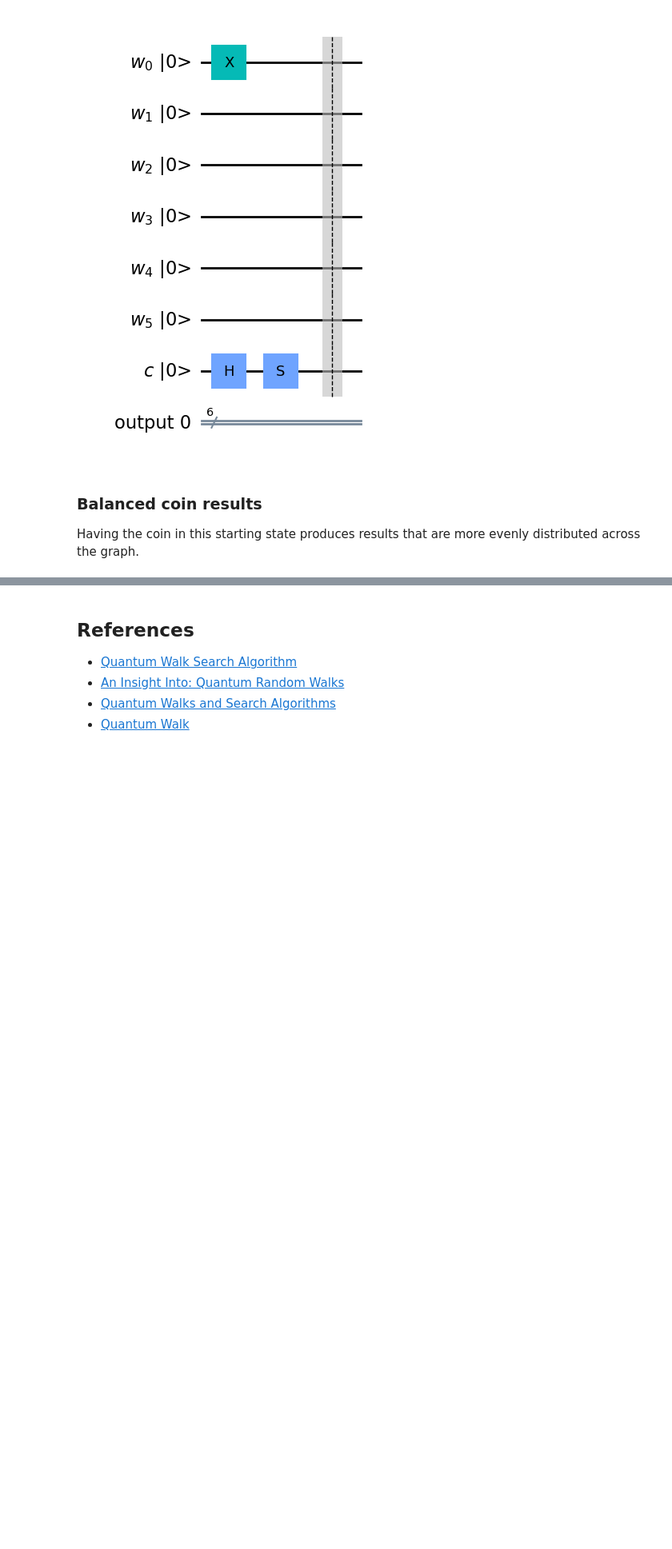
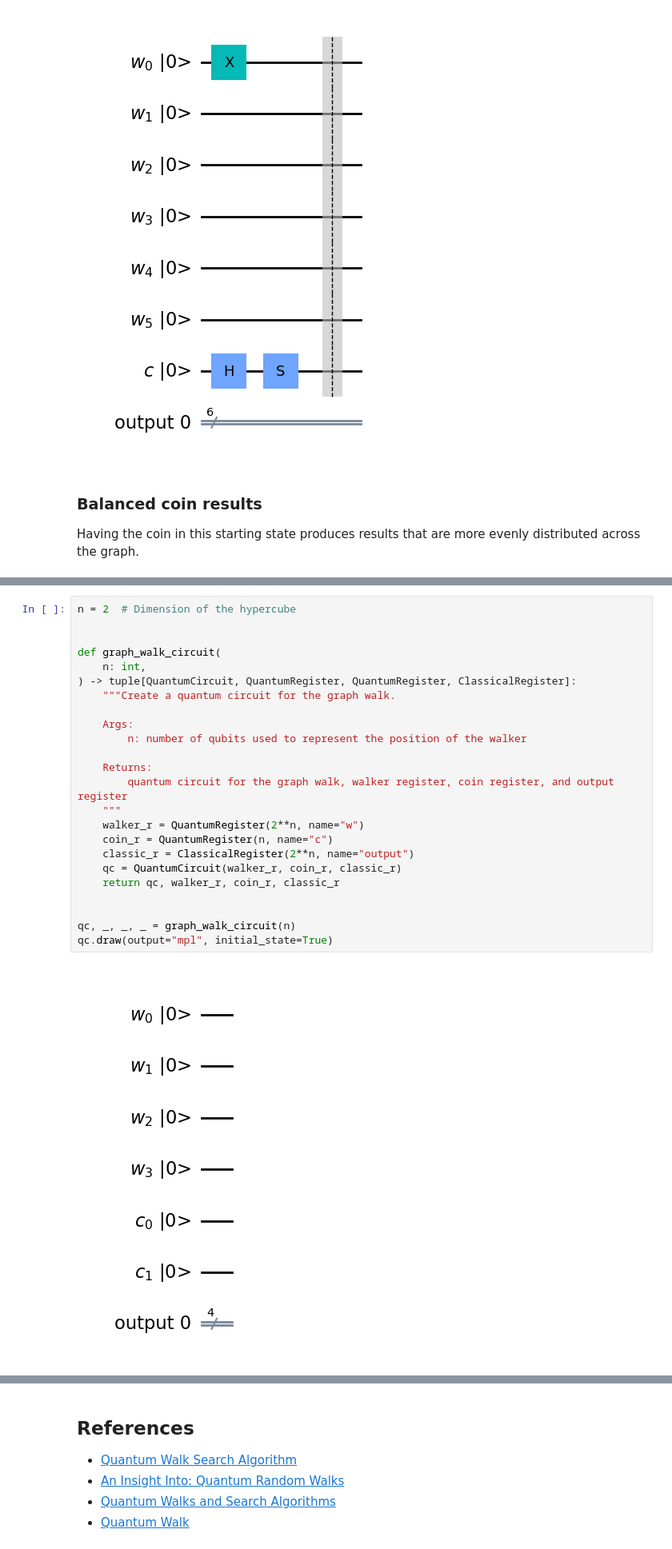
Before and after one commit to TendTo/Quantum-random-walk-simulation, a Jupyter notebook: QuantumWalk.ipynb, the cells around one changed output, grey strips where cells are left out. Shown: that part at 80% size. Cells and saved outputs as stored; diff of their text form; blank space fills up the shorter version.

```diff
--- a/QuantumWalk.ipynb
+++ b/QuantumWalk.ipynb
@@ -828,0 +886,26 @@ This allows certain problems to be solved more efficiently, such as Grover's sea
+# %%
+n = 2  # Dimension of the hypercube
+
+
+def graph_walk_circuit(
+    n: int,
+) -> tuple[QuantumCircuit, QuantumRegister, QuantumRegister, ClassicalRegister]:
+    """Create a quantum circuit for the graph walk.
+
+    Args:
+        n: number of qubits used to represent the position of the walker
+
+    Returns:
+        quantum circuit for the graph walk, walker register, coin register, and output register
+    """
+    walker_r = QuantumRegister(2**n, name="w")
+    coin_r = QuantumRegister(n, name="c")
+    classic_r = ClassicalRegister(2**n, name="output")
+    qc = QuantumCircuit(walker_r, coin_r, classic_r)
+    return qc, walker_r, coin_r, classic_r
+
+
+qc, _, _, _ = graph_walk_circuit(n)
+qc.draw(output="mpl", initial_state=True)
+# %% [output]
+[figure, added]
```
Also changed, not shown: parts of 33 cells of this notebook.
